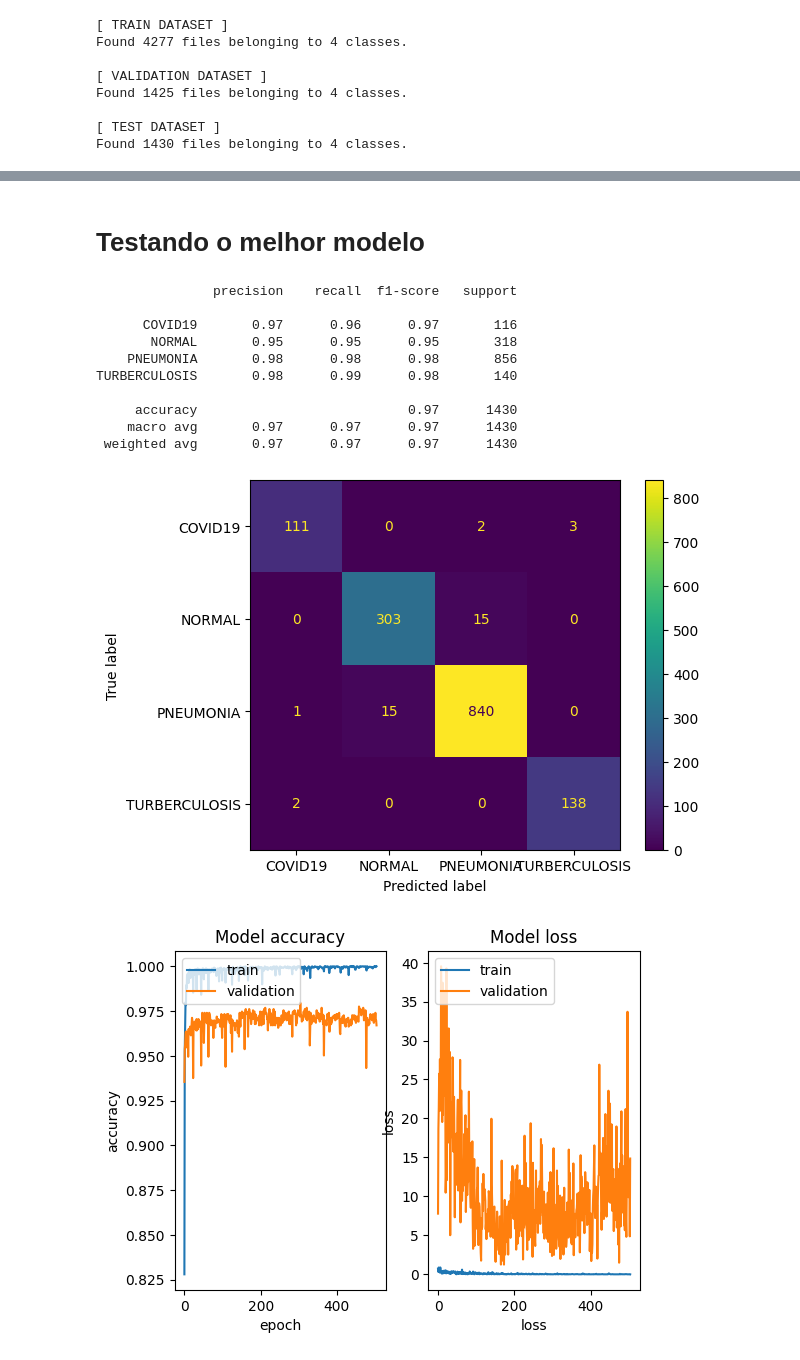
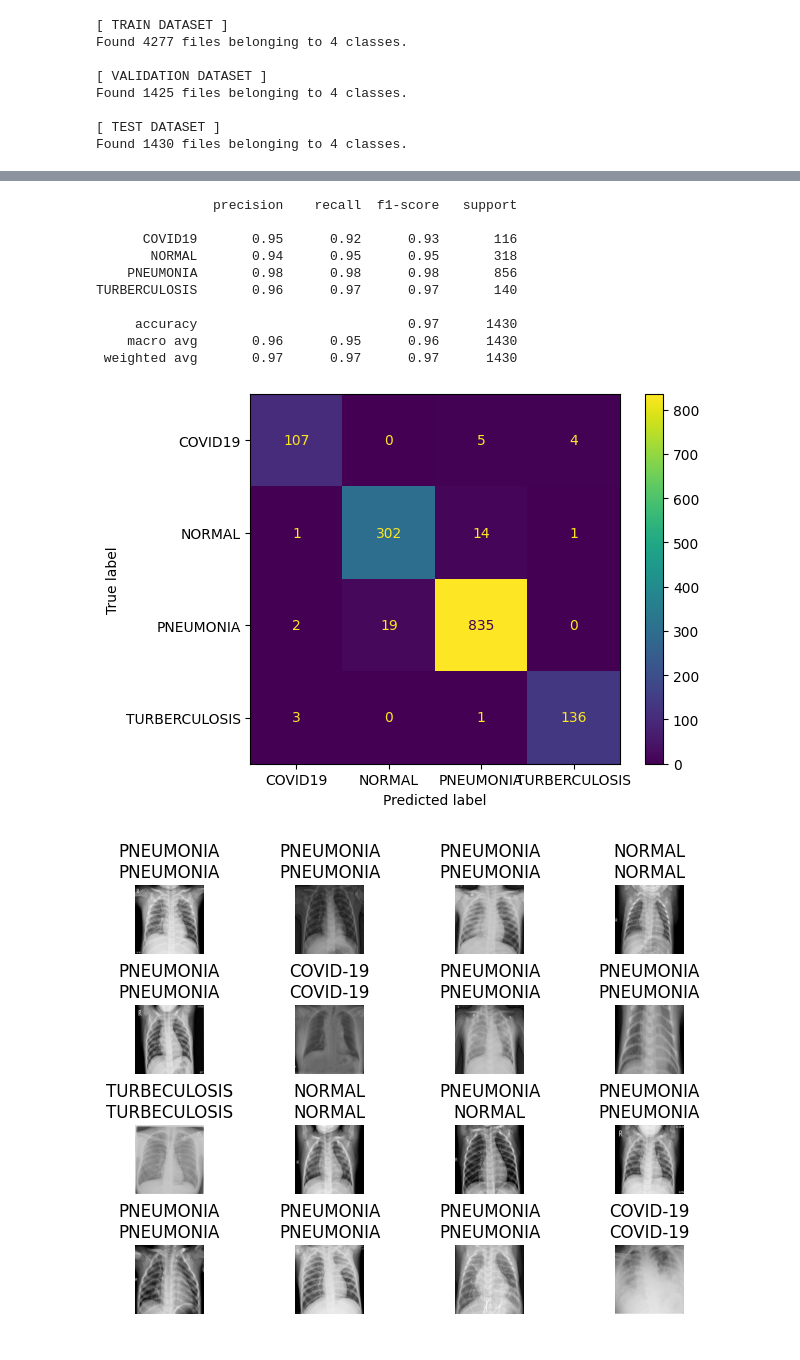
Before and after one commit to GabrieLuAlves/X-ray-dataset-evaluation, a Jupyter notebook: index.ipynb, the cells around one changed output, grey strips where cells are left out. Cells and saved outputs as stored; diff of their text form; code cells hidden in the pictures.

Commit message:
Kaggle Notebook | Xray dataset evaluation | Version 23

```diff
--- a/index.ipynb
+++ b/index.ipynb
@@ -305,8 +315,6 @@ Epoch 505: early stopping
-# %% [markdown]
-# Testando o melhor modelo
 # %%
 best_model = keras.saving.load_model("model.keras")
-y_true, y_pred = get_true_and_predicted_labels(model, test_dataset)
+y_true, y_pred = get_true_and_predicted_labels(best_model, test_dataset)
 
 model_accuracy = accuracy_score(y_true, y_pred)
 
@@ -318,18 +326,40 @@ ConfusionMatrixDisplay.from_predictions(
 plt.savefig("confusion_matrix.png")
 
 print(classification_report(y_true, y_pred, target_names=classes))
-
-plot_model_history(model_history)
+with open("classification_report.txt", "w") as file:
+    file.write(classification_report(y_true, y_pred, target_names=classes))
 # %% [output]
                precision    recall  f1-score   support
 
-      COVID19       0.97      0.96      0.97       116
-       NORMAL       0.95      0.95      0.95       318
+      COVID19       0.95      0.92      0.93       116
+       NORMAL       0.94      0.95      0.95       318
     PNEUMONIA       0.98      0.98      0.98       856
-TURBERCULOSIS       0.98      0.99      0.98       140
+TURBERCULOSIS       0.96      0.97      0.97       140
 
      accuracy                           0.97      1430
-    macro avg       0.97      0.97      0.97      1430
+    macro avg       0.96      0.95      0.96      1430
  weighted avg       0.97      0.97      0.97      1430
 [figure]
-[figure, removed]
+# %%
+classes = ["COVID-19", "NORMAL", "PNEUMONIA", "TURBECULOSIS"]
+
+rows, columns = 4, 4
+
+for images, labels in test_dataset.take(1):
+    plt.subplots(rows, columns, layout="constrained")
+    i = 1
+
+    predictions = np.argmax(best_model.predict(images, verbose=0), axis=1)
+
+    for image, label_true, label_pred in zip(
+        images.numpy()[:rows*columns],
+        labels.numpy()[:rows*columns],
+        predictions[:rows*columns]
+    ):
+        plt.subplot(rows, columns, i)
+        plt.imshow(image.astype("uint8"))
+        plt.title(f"{classes[label_true]}\n{classes[label_pred]}")
+        plt.axis("off")
+        i += 1
+# %% [output]
+[figure, added]
```
Also changed, not shown: parts of 7 cells of this notebook.
